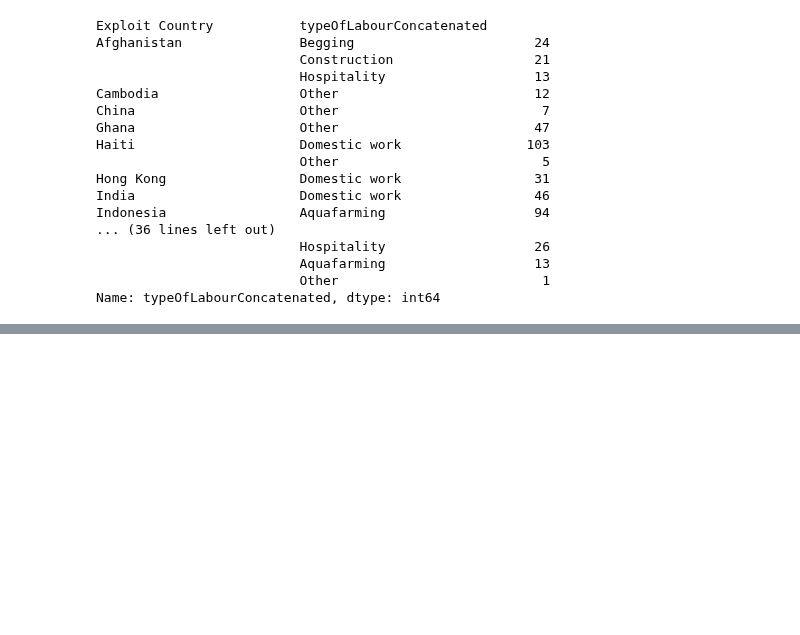
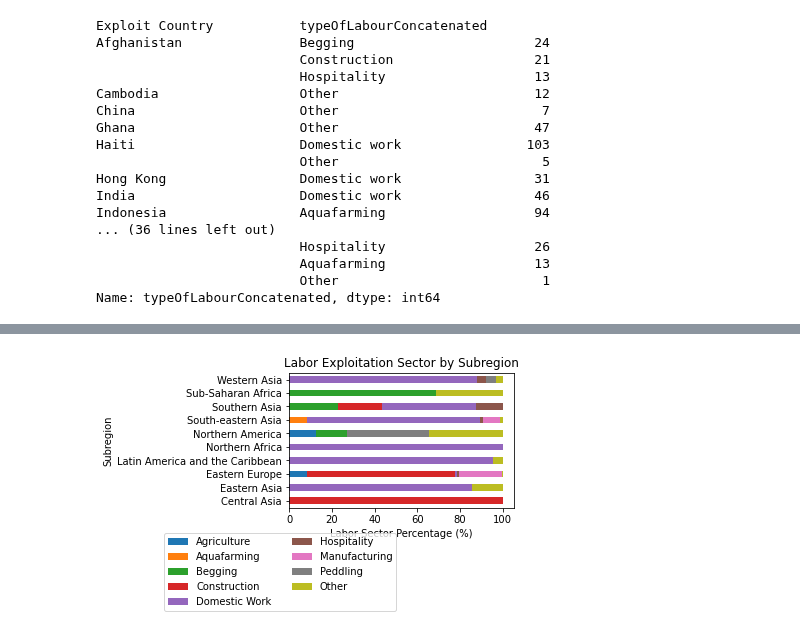
Before and after one commit to saronraut/Human-Trafficking-Awareness, a Jupyter notebook: labor_stats.ipynb, the cells around one changed output, grey strips where cells are left out. Cells and saved outputs as stored; diff of their text form; code cells hidden in the pictures; blank space fills up the shorter version.

```diff
--- a/labor_stats.ipynb
+++ b/labor_stats.ipynb
@@ -166,0 +194,11 @@ Name: typeOfLabourConcatenated, dtype: int64
+# %%
+full_df = pd.DataFrame(main_data[['Exploit Sub-Region','typeOfLabourAgriculture','typeOfLabourAquafarming','typeOfLabourBegging','typeOfLabourConstruction','typeOfLabourDomesticWork','typeOfLabourHospitality','typeOfLabourManufacturing','typeOfLabourMiningOrDrilling','typeOfLabourPeddling','typeOfLabourTransportation','typeOfLabourOther']])
+# %%
+full_df = full_df[full_df['Exploit Sub-Region'] != 'unknown']
+full_df = full_df.groupby(['Exploit Sub-Region'])
+labor_bar_df = pd.DataFrame({'Agriculture': full_df['typeOfLabourAgriculture'].sum(), 'Aquafarming': full_df['typeOfLabourAquafarming'].sum(),
+                      'Begging' : full_df['typeOfLabourBegging'].sum(), 'Construction': full_df['typeOfLabourConstruction'].sum(),
+                      'Domestic Work': full_df['typeOfLabourDomesticWork'].sum(), 'Hospitality': full_df['typeOfLabourHospitality'].sum(),
+                      'Manufacturing': full_df['typeOfLabourManufacturing'].sum(),
+                      'Mining' : full_df['typeOfLabourMiningOrDrilling'].sum(),
+                      'Peddling': full_df['typeOfLabourPeddling'].sum(), 'Transportation' :full_df['typeOfLabourTransportation'].sum(), 'Other': full_df['typeOfLabourOther'].sum()})
@@ -166,0 +223,13 @@ Name: typeOfLabourConcatenated, dtype: int64
+# %%
+#Create a stacked percentage bar graph of Labor Exploitation per sector per region
+labor_bar_df = labor_bar_df.drop(['Western Europe', 'Northern Europe', 'Southern Europe'])
+labor_bar_df = labor_bar_df.drop(columns=['Transportation', 'Mining'])
+stacked_data = labor_bar_df.apply(lambda x: x*100/sum(x), axis=1)
+stacked_data.plot(kind="barh", stacked=True)
+plt.title("Labor Exploitation Sector by Subregion")
+plt.xlabel("Labor Sector Percentage (%)")
+plt.ylabel("Subregion")
+plt.legend(loc="best", bbox_to_anchor=(0.5, -0.15), ncol= 2)
+plt.tight_layout()
+# %% [output]
+[figure, added]
```
Also changed, not shown: parts of 18 cells of this notebook.
